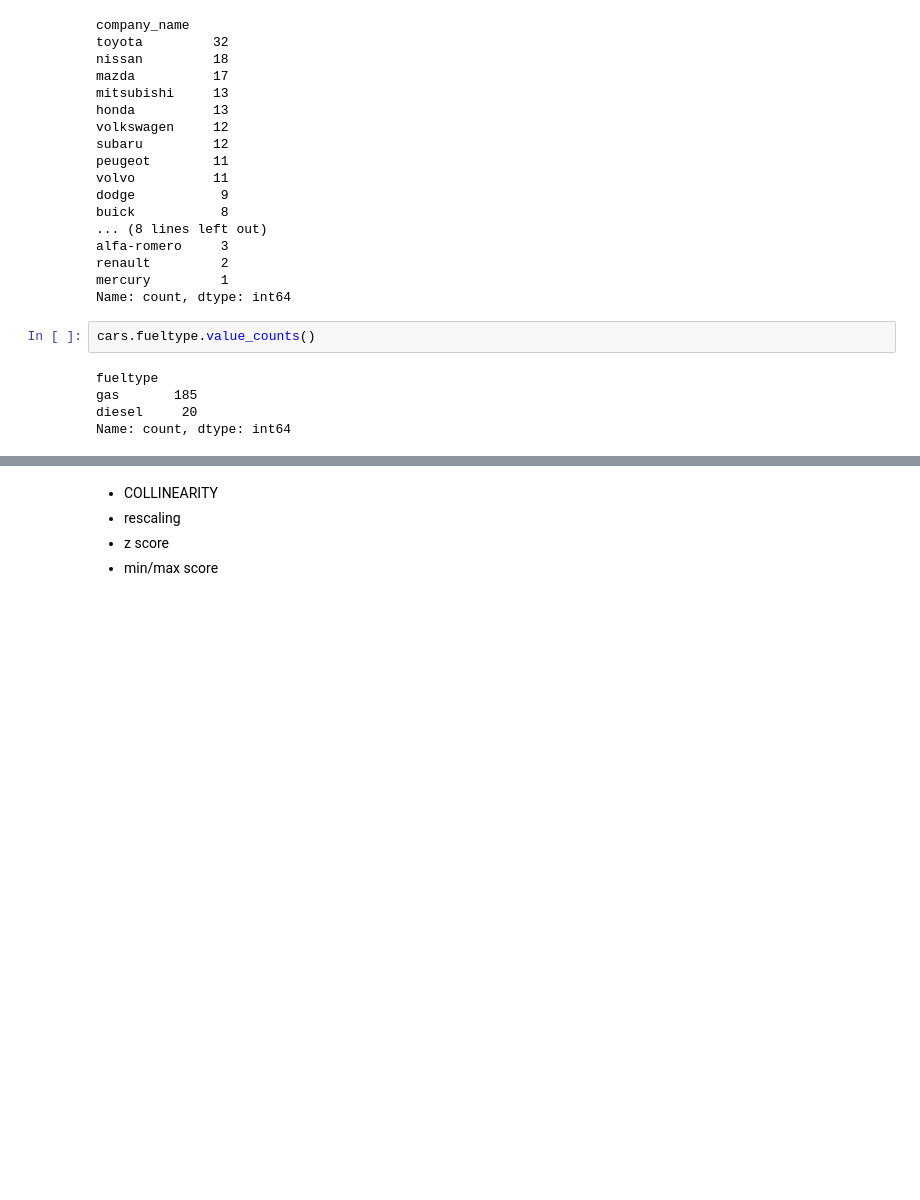
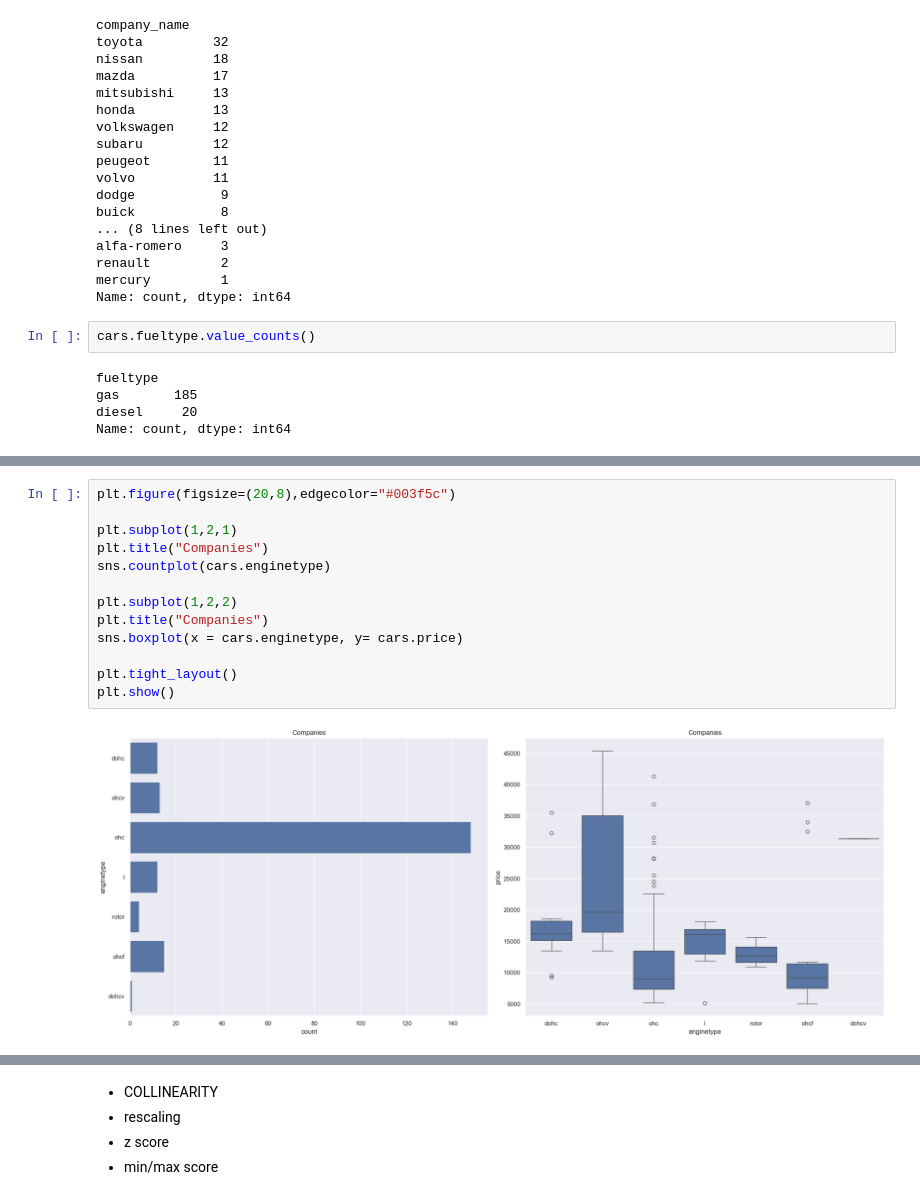
Before and after one commit to MoeedKhan-AMK/Applied-Data-Science, a Jupyter notebook: Machine Learning/LINEAR REGRESSION/Linear Regression/Linear_Regression_class_1.ipynb, the cells around one changed output, grey strips where cells are left out. Drawn from its saved outputs; the diff is of its cells as text; blank space fills up the shorter version.

```diff
--- a/Machine Learning/LINEAR REGRESSION/Linear Regression/Linear_Regression_class_1.ipynb
+++ b/Machine Learning/LINEAR REGRESSION/Linear Regression/Linear_Regression_class_1.ipynb
@@ -269,0 +276,15 @@ plt.show()
+# %%
+plt.figure(figsize=(20,8),edgecolor="#003f5c")
+
+plt.subplot(1,2,1)
+plt.title("Companies")
+sns.countplot(cars.enginetype)
+
+plt.subplot(1,2,2)
+plt.title("Companies")
+sns.boxplot(x = cars.enginetype, y= cars.price)
+
+plt.tight_layout()
+plt.show()
+# %% [output]
+[figure, added]
```
Also changed, not shown: parts of 17 cells of this notebook.
